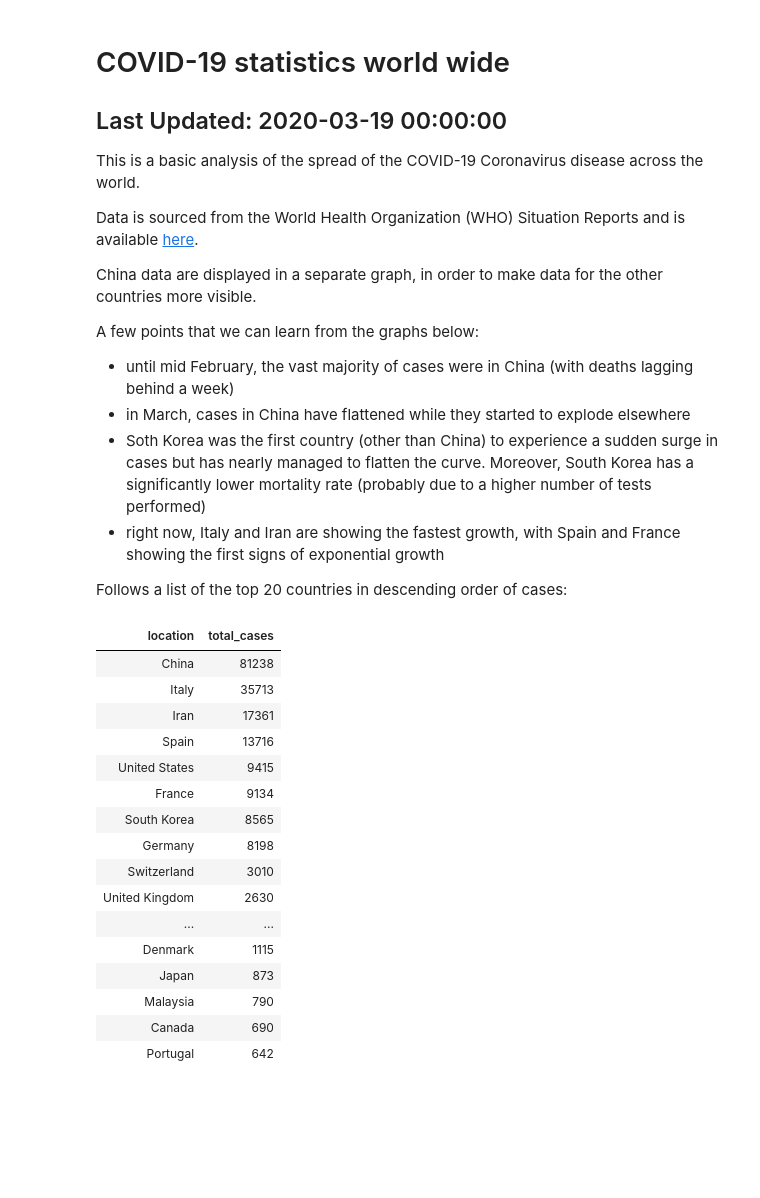
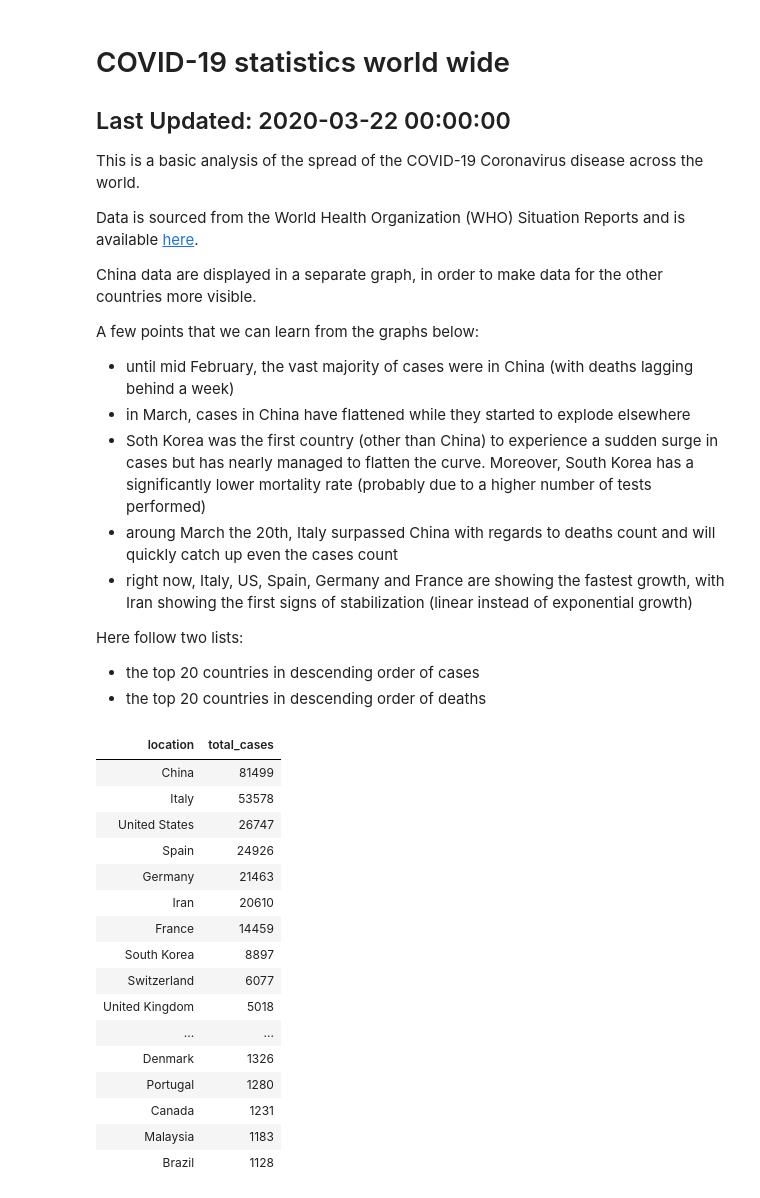
Before and after one commit to m322/portfolio, a Jupyter notebook: covid-19/world_wide.ipynb, the cells around one changed output. Cells and saved outputs as stored; diff of their text form; code cells hidden in the pictures; blank space fills up the shorter version.

```diff
--- a/covid-19/world_wide.ipynb
+++ b/covid-19/world_wide.ipynb
@@ -8,51 +8,57 @@ This is a basic analysis of the spread of the COVID-19 Coronavirus disease acros
 
 Data is sourced from the World Health Organization (WHO) Situation Reports and is available [here](https://ourworldindata.org/coronavirus-source-data).
 
 China data are displayed in a separate graph, in order to make data for the other countries more visible.
 
 A few points that we can learn from the graphs below:
 - until mid February, the vast majority of cases were in China (with deaths lagging behind a week)
 - in March, cases in China have flattened while they started to explode elsewhere
 - Soth Korea was the first country (other than China) to experience a sudden surge in cases but has nearly managed to flatten the curve. Moreover, South Korea has a significantly lower mortality rate (probably due to a higher number of tests performed)
-- right now, Italy and Iran are showing the fastest growth, with Spain and France showing the first signs of exponential growth
+- aroung March the 20th, Italy surpassed China with regards to deaths count and will quickly catch up even the cases count
+- right now, Italy, US, Spain, Germany and France are showing the fastest growth, with Iran showing the first signs of stabilization (linear instead of exponential growth)
 
-Follows a list of the top 20 countries in descending order of cases:
+Here follow two lists:
+- the top 20 countries in descending order of cases
+- the top 20 countries in descending order of deaths
 """.format(last_date=last_date)))
 cm = sns.light_palette("red", as_cmap=True)
 global_df[(global_df['date']==last_date) &
           (~global_df['location'].isin(['World', 'International']))]. \
           sort_values(by='total_cases', ascending=False)[['location', 'total_cases']][:20].style.background_gradient(cmap=cm).hide_index()
 # %% [output]
 
 # COVID-19 statistics world wide
-## Last Updated: 2020-03-19 00:00:00
+## Last Updated: 2020-03-22 00:00:00
 This is a basic analysis of the spread of the COVID-19 Coronavirus disease across the world.
 
 Data is sourced from the World Health Organization (WHO) Situation Reports and is available [here](https://ourworldindata.org/coronavirus-source-data).
 
 China data are displayed in a separate graph, in order to make data for the other countries more visible.
 
 A few points that we can learn from the graphs below:
 - until mid February, the vast majority of cases were in China (with deaths lagging behind a week)
 - in March, cases in China have flattened while they started to explode elsewhere
 - Soth Korea was the first country (other than China) to experience a sudden surge in cases but has nearly managed to flatten the curve. Moreover, South Korea has a significantly lower mortality rate (probably due to a higher number of tests performed)
-- right now, Italy and Iran are showing the fastest growth, with Spain and France showing the first signs of exponential growth
+- aroung March the 20th, Italy surpassed China with regards to deaths count and will quickly catch up even the cases count
+- right now, Italy, US, Spain, Germany and France are showing the fastest growth, with Iran showing the first signs of stabilization (linear instead of exponential growth)
 
-Follows a list of the top 20 countries in descending order of cases:
+Here follow two lists:
+- the top 20 countries in descending order of cases
+- the top 20 countries in descending order of deaths
 | location | total_cases |
-| China | 81238 |
-| Italy | 35713 |
-| Iran | 17361 |
-| Spain | 13716 |
-| United States | 9415 |
-| France | 9134 |
-| South Korea | 8565 |
-| Germany | 8198 |
-| Switzerland | 3010 |
-| United Kingdom | 2630 |
+| China | 81499 |
+| Italy | 53578 |
+| United States | 26747 |
+| Spain | 24926 |
+| Germany | 21463 |
+| Iran | 20610 |
+| France | 14459 |
+| South Korea | 8897 |
+| Switzerland | 6077 |
+| United Kingdom | 5018 |
 | ... | ... |
-| Denmark | 1115 |
-| Japan | 873 |
-| Malaysia | 790 |
-| Canada | 690 |
-| Portugal | 642 |
+| Denmark | 1326 |
+| Portugal | 1280 |
+| Canada | 1231 |
+| Malaysia | 1183 |
+| Brazil | 1128 |
```
Also changed, not shown: parts of 6 cells of this notebook, 1 other file.
